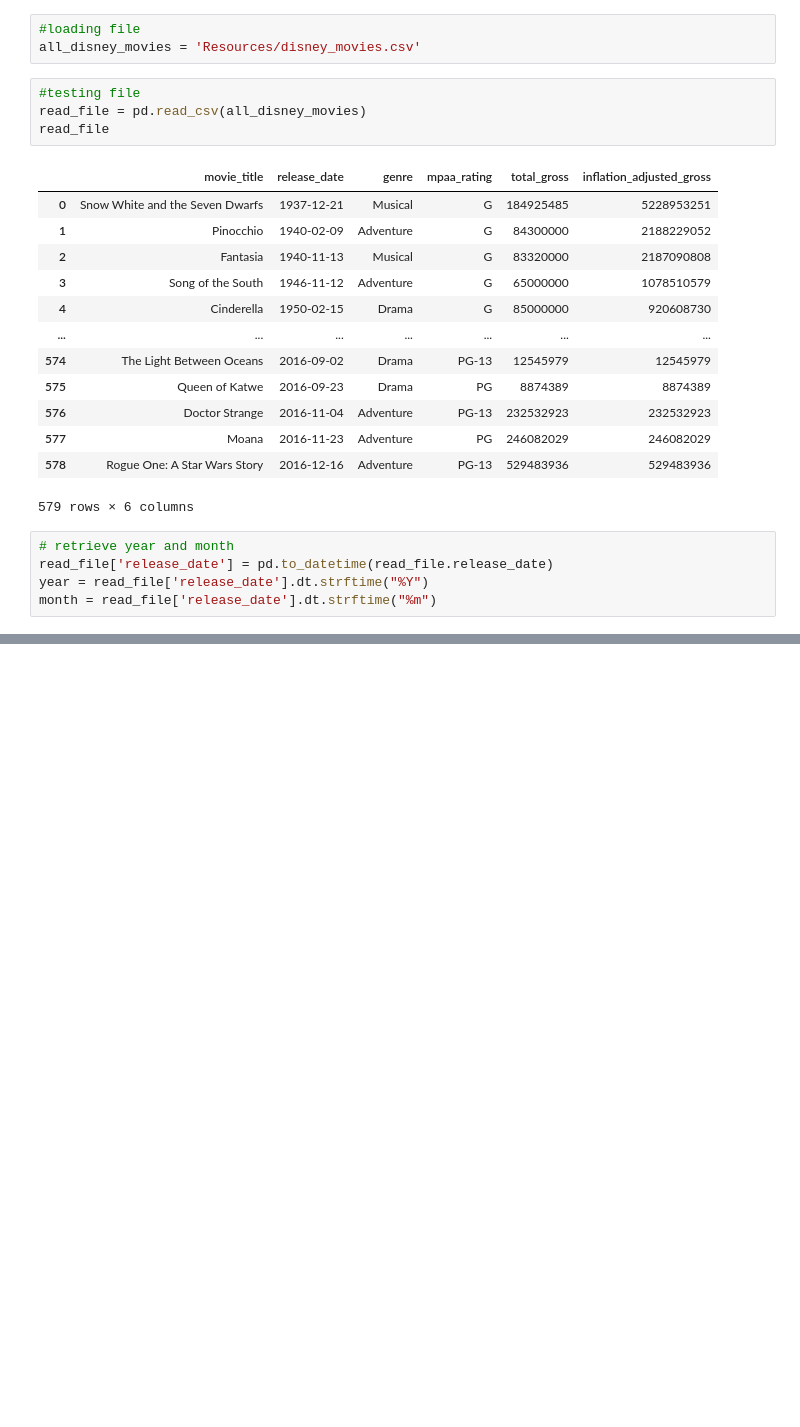
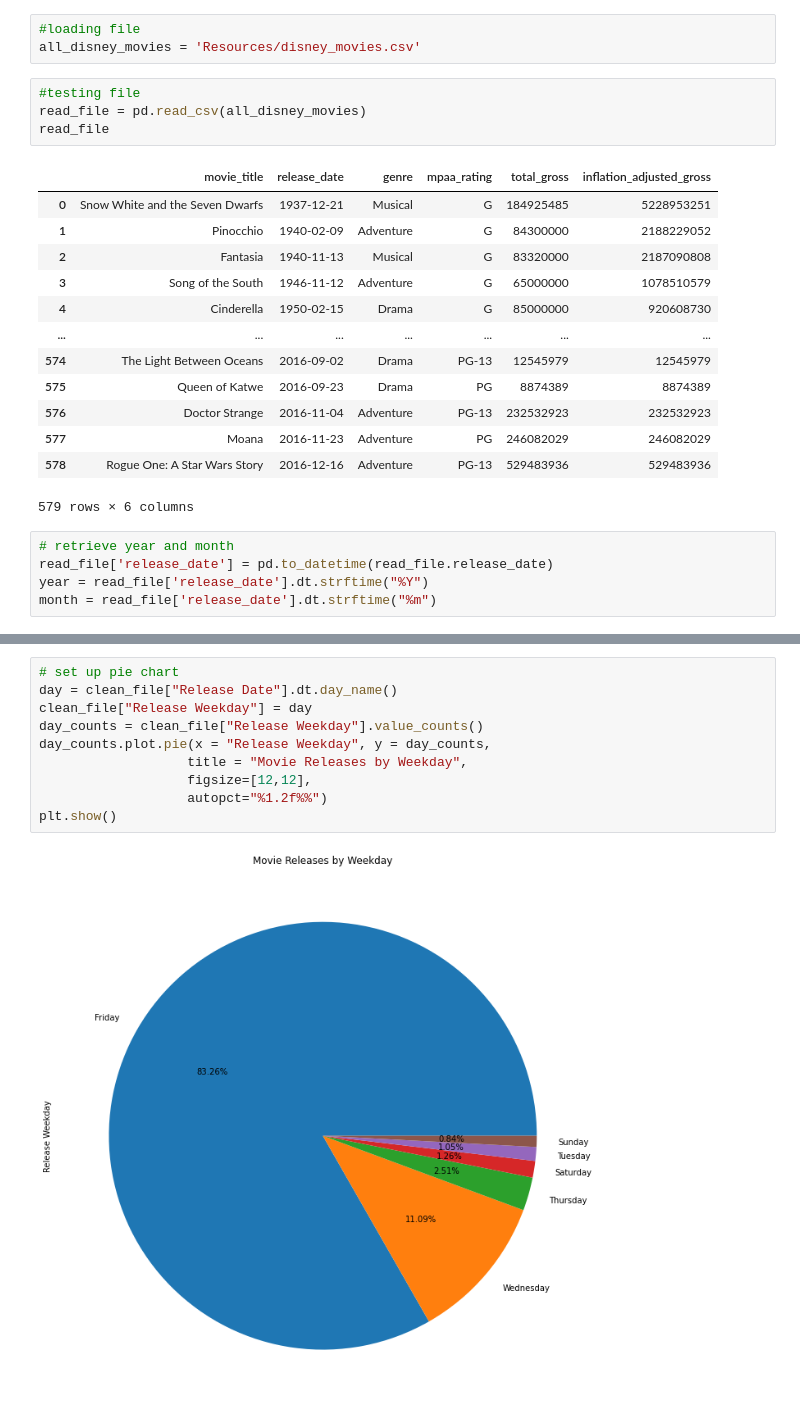
Before and after one commit to robinkhan1984/Disney_Movies, a Jupyter notebook: Disney_Garrett.ipynb, the cells around one changed output, grey strips where cells are left out. Saved outputs shown, nothing was run; the diff lists cells and outputs as text; blank space fills up the shorter version.

```diff
--- a/Disney_Garrett.ipynb
+++ b/Disney_Garrett.ipynb
@@ -63,0 +109,12 @@ clean_file
+# %%
+# set up pie chart
+day = clean_file["Release Date"].dt.day_name()
+clean_file["Release Weekday"] = day
+day_counts = clean_file["Release Weekday"].value_counts()
+day_counts.plot.pie(x = "Release Weekday", y = day_counts,
+                   title = "Movie Releases by Weekday",
+                   figsize=[12,12],
+                   autopct="%1.2f%%")
+plt.show()
+# %% [output]
+[figure, added]
```
Also changed, not shown: parts of 9 cells of this notebook.
